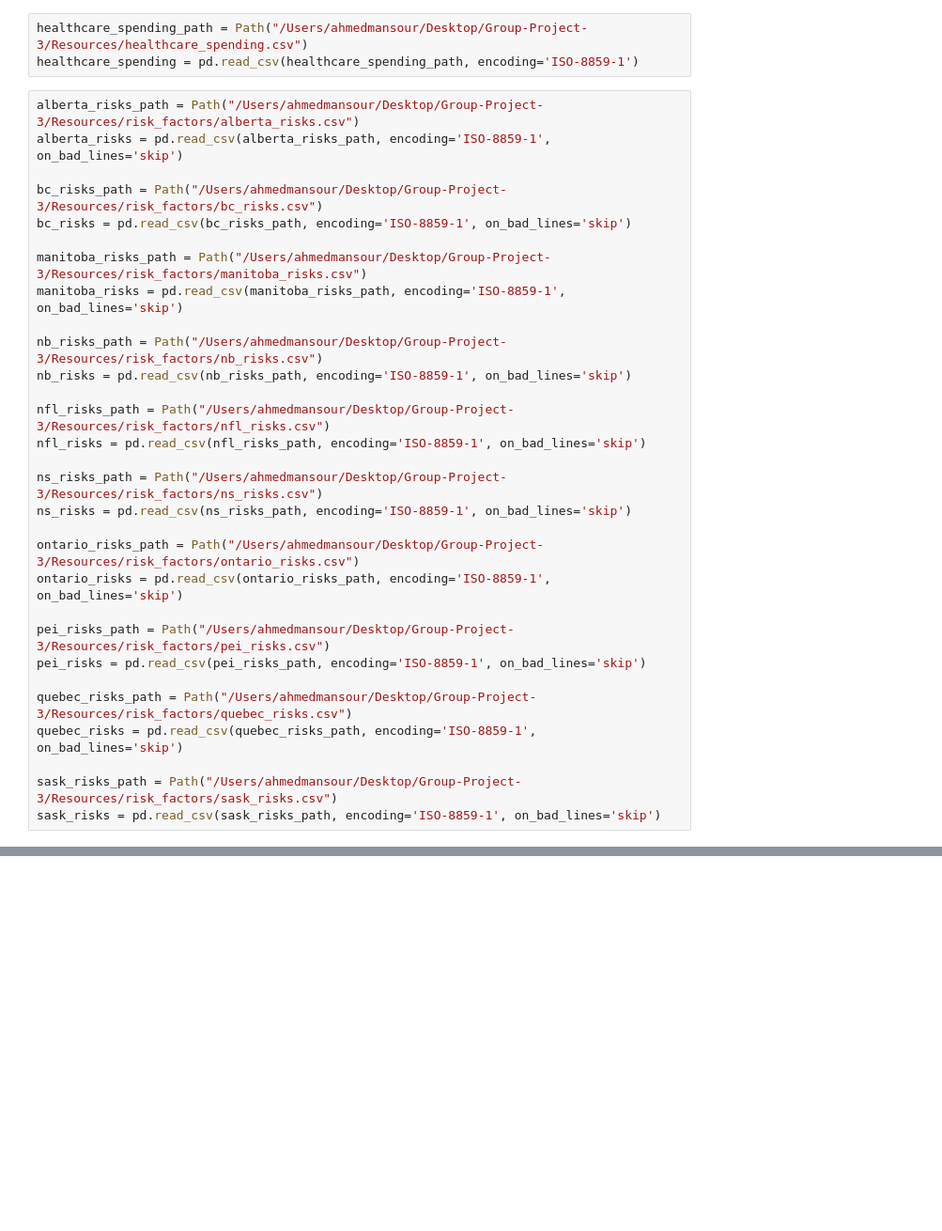
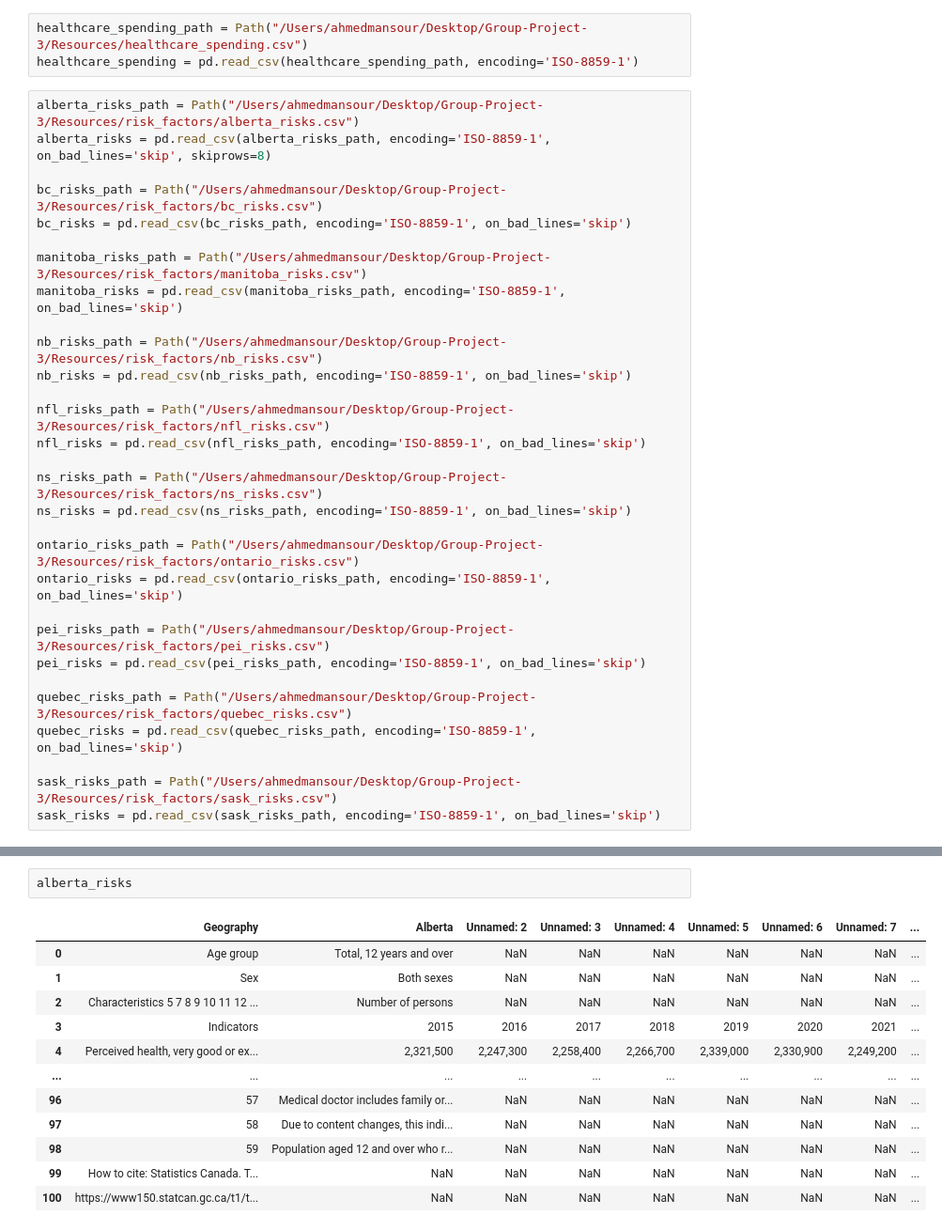
Before and after one commit to MuskanNarwal/Group-Project-3, a Jupyter notebook: Data Cleaning/.ipynb, the cells around one changed output, grey strips where cells are left out. Shown at 94% size. Saved outputs shown, nothing was run; the diff lists cells and outputs as text; blank space fills up the shorter version.

```diff
--- a/Data Cleaning/.ipynb
+++ b/Data Cleaning/.ipynb
@@ -24,7 +24,7 @@ healthcare_spending_path = Path("/Users/ahmedmansour/Desktop/Group-Project-3/Res
 healthcare_spending = pd.read_csv(healthcare_spending_path, encoding='ISO-8859-1')
 # %%
 alberta_risks_path = Path("/Users/ahmedmansour/Desktop/Group-Project-3/Resources/risk_factors/alberta_risks.csv")
-alberta_risks = pd.read_csv(alberta_risks_path, encoding='ISO-8859-1', on_bad_lines='skip')
+alberta_risks = pd.read_csv(alberta_risks_path, encoding='ISO-8859-1', on_bad_lines='skip', skiprows=8)
 
 bc_risks_path = Path("/Users/ahmedmansour/Desktop/Group-Project-3/Resources/risk_factors/bc_risks.csv")
 bc_risks = pd.read_csv(bc_risks_path, encoding='ISO-8859-1', on_bad_lines='skip')
@@ -54,0 +329,15 @@ sask_risks = pd.read_csv(sask_risks_path, encoding='ISO-8859-1', on_bad_lines='s
+# %%
+alberta_risks
+# %% [output]
+|  | Geography | Alberta | Unnamed: 2 | Unnamed: 3 | Unnamed: 4 | Unnamed: 5 | Unnamed: 6 | Unnamed: 7 | ... |
+| 0 | Age group | Total, 12 years and over | NaN | NaN | NaN | NaN | NaN | NaN | ... |
+| 1 | Sex | Both sexes | NaN | NaN | NaN | NaN | NaN | NaN | ... |
+| 2 | Characteristics 5 7 8 9 10 11 12 ... | Number of persons | NaN | NaN | NaN | NaN | NaN | NaN | ... |
+| 3 | Indicators | 2015 | 2016 | 2017 | 2018 | 2019 | 2020 | 2021 | ... |
+| 4 | Perceived health, very good or ex... | 2,321,500 | 2,247,300 | 2,258,400 | 2,266,700 | 2,339,000 | 2,330,900 | 2,249,200 | ... |
+| ... | ... | ... | ... | ... | ... | ... | ... | ... | ... |
+| 96 | 57 | Medical doctor includes family or... | NaN | NaN | NaN | NaN | NaN | NaN | ... |
+| 97 | 58 | Due to content changes, this indi... | NaN | NaN | NaN | NaN | NaN | NaN | ... |
+| 98 | 59 | Population aged 12 and over who r... | NaN | NaN | NaN | NaN | NaN | NaN | ... |
+| 99 | How to cite: Statistics Canada. T... | NaN | NaN | NaN | NaN | NaN | NaN | NaN | ... |
+| 100 | https://www150.statcan.gc.ca/t1/t... | NaN | NaN | NaN | NaN | NaN | NaN | NaN | ... |
```
Also changed, not shown: parts of 28 cells of this notebook, 9 other files.
